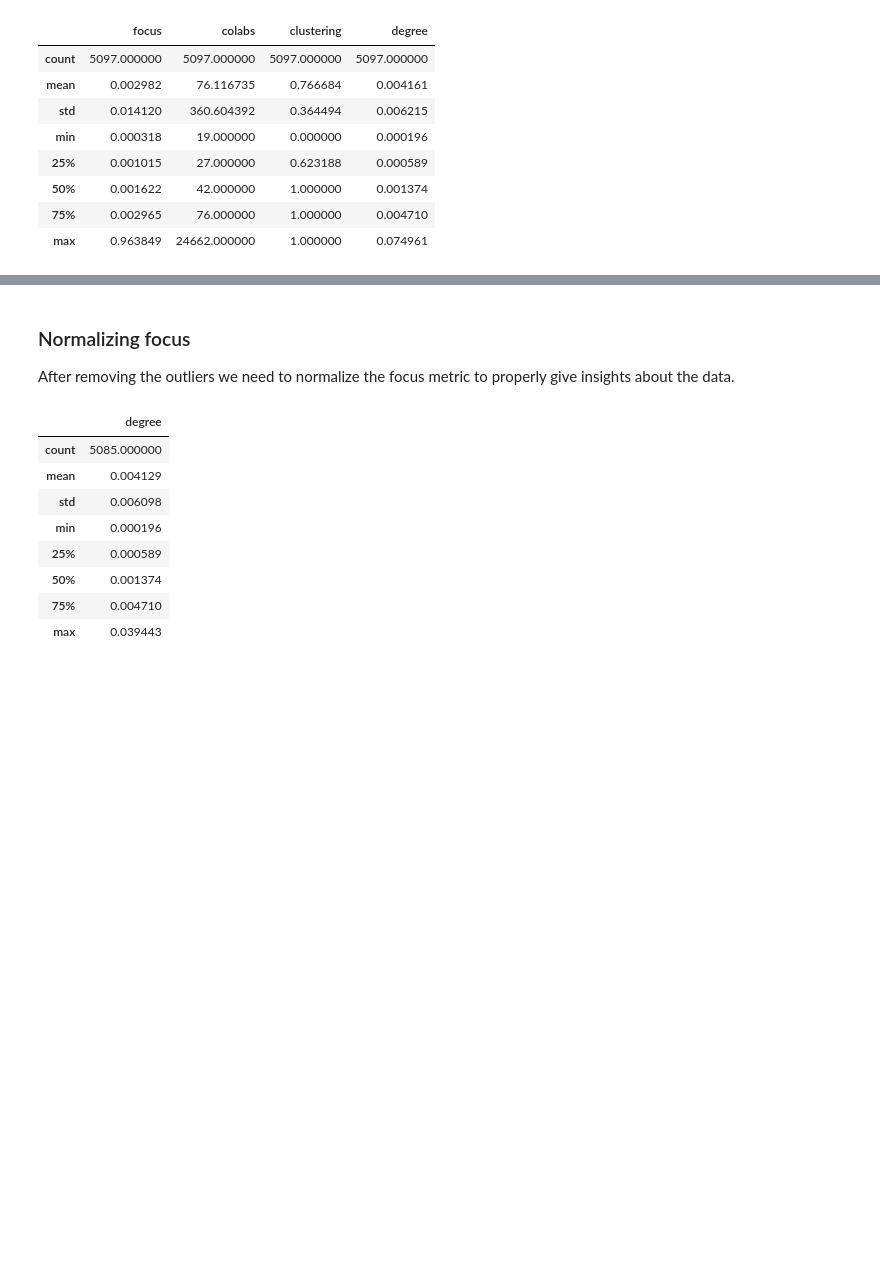
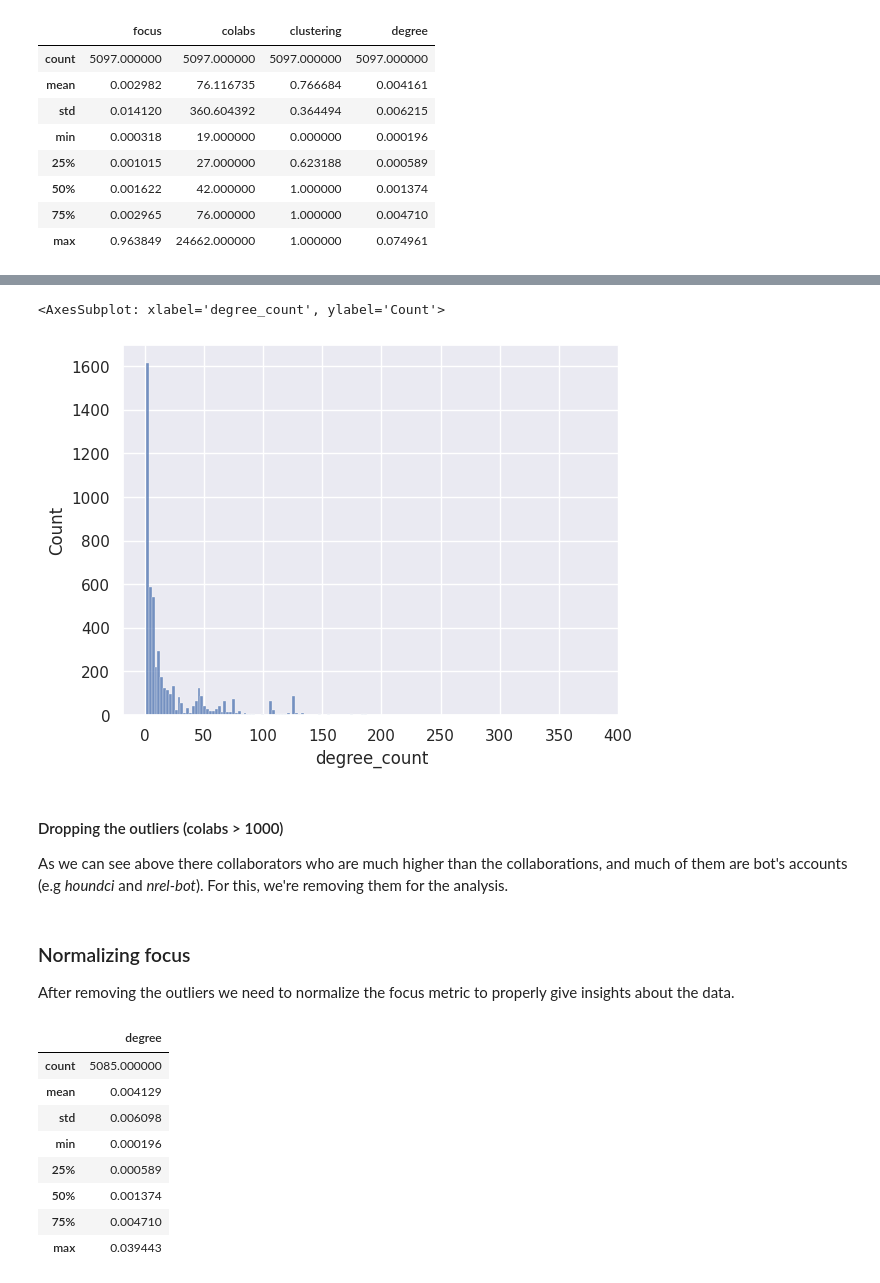
Before and after one commit to matheus-1618/Github-Colaborations-Network, a Jupyter notebook: Graph.ipynb, the cells around one changed output, grey strips where cells are left out. Drawn from its saved outputs; the diff is of its cells as text; code cells hidden in the pictures; blank space fills up the shorter version.

```diff
--- a/Graph.ipynb
+++ b/Graph.ipynb
@@ -288,10 +334,19 @@ As we can see above there collaborators who are much higher than the collaborati
+# %%
+sns.histplot(data['degree_count'])
+# %% [output]
+<AxesSubplot: xlabel='degree_count', ylabel='Count'>
+[figure, added]
+# %% [markdown]
+#### Dropping the outliers (colabs > 1000)
+
+As we can see above there collaborators who are much higher than the collaborations, and much of them are bot's accounts (e.g *houndci* and *nrel-bot*). For this, we're removing them for the analysis.
 # %%
 selRows = data[data['colabs'] > 1000].index
 data = data.drop(selRows,axis=0)
-# %% [markdown]
-### Normalizing focus
-
-After removing the outliers we need to normalize the focus metric to properly give insights about the data.
+# %% [markdown]
+### Normalizing focus
+
+After removing the outliers we need to normalize the focus metric to properly give insights about the data.
 # %%
 x = data['focus']
 x_norm = (x-np.min(x))/(np.max(x)-np.min(x)) + 1e-10 #For log issues in the next cells
```
Also changed, not shown: parts of 45 cells of this notebook, 4 other files.
